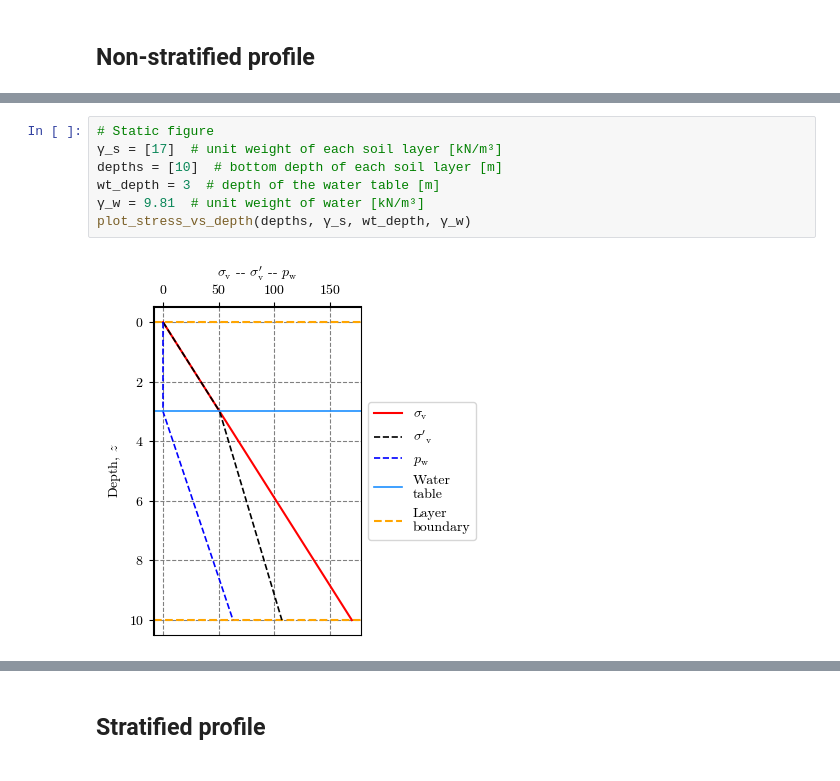
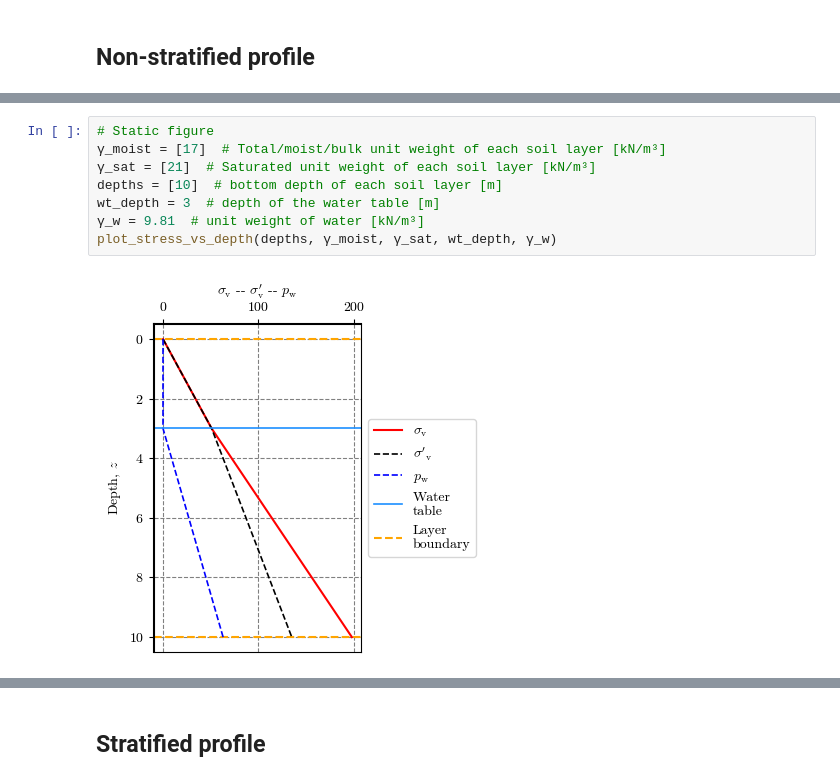
Before and after one commit to AppliedMechanics-EAFIT/soil_mechanics, a Jupyter notebook: notebooks/stress_vs_depth.ipynb, the cells around one changed output, grey strips where cells are left out. Drawn from its saved outputs; the diff is of its cells as text.

```diff
--- a/notebooks/stress_vs_depth.ipynb
+++ b/notebooks/stress_vs_depth.ipynb
@@ -76,9 +114,10 @@ def plot_stress_vs_depth(depths, γ_s, wt_depth, γ_w):
 # %%
 # Static figure
-γ_s = [17]  # unit weight of each soil layer [kN/m³]
+γ_moist = [17]  # Total/moist/bulk unit weight of each soil layer [kN/m³]
+γ_sat = [21]  # Saturated unit weight of each soil layer [kN/m³]
 depths = [10]  # bottom depth of each soil layer [m]
 wt_depth = 3  # depth of the water table [m]
 γ_w = 9.81  # unit weight of water [kN/m³]
-plot_stress_vs_depth(depths, γ_s, wt_depth, γ_w)
+plot_stress_vs_depth(depths, γ_moist, γ_sat, wt_depth, γ_w)
 # %% [output]
-[figure, old version]
+[figure, new version]
```
Also changed, not shown: parts of 8 cells of this notebook.
